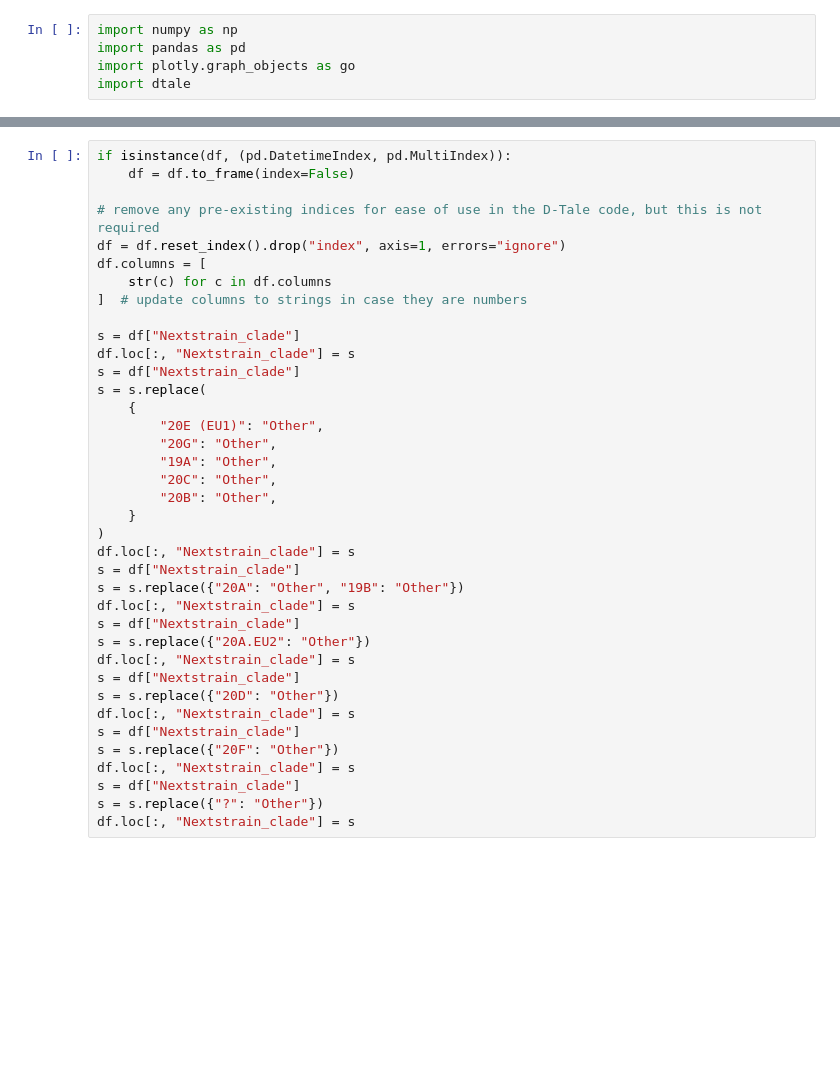
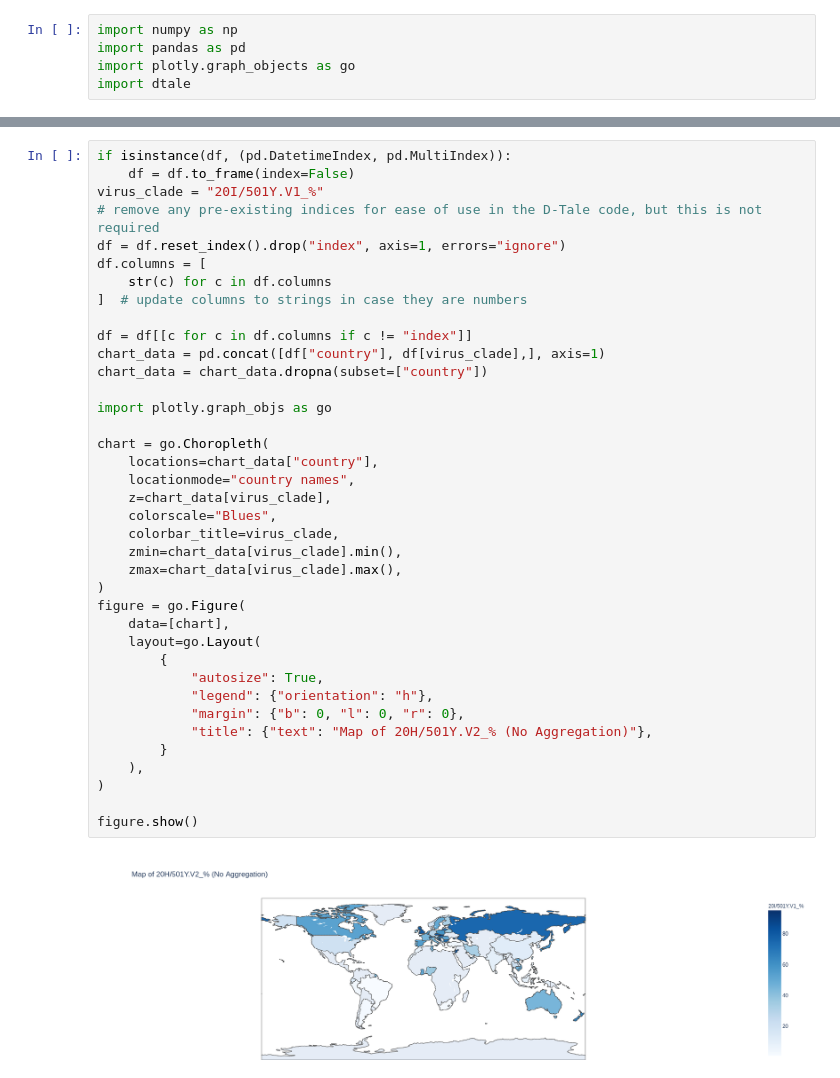
Before and after one commit to Exileus/DataVis2021, a Jupyter notebook: fsx_eda.ipynb, the cells around one changed output, grey strips where cells are left out. Cells and saved outputs as stored; diff of their text form; blank space fills up the shorter version.

```diff
--- a/fsx_eda.ipynb
+++ b/fsx_eda.ipynb
@@ -20,40 +103,42 @@ dtale.show(df)
 [interactive output not drawn]
-# %%
-if isinstance(df, (pd.DatetimeIndex, pd.MultiIndex)):
-    df = df.to_frame(index=False)
-
-# remove any pre-existing indices for ease of use in the D-Tale code, but this is not required
-df = df.reset_index().drop("index", axis=1, errors="ignore")
-df.columns = [
-    str(c) for c in df.columns
-]  # update columns to strings in case they are numbers
-
-s = df["Nextstrain_clade"]
-df.loc[:, "Nextstrain_clade"] = s
-s = df["Nextstrain_clade"]
-s = s.replace(
-    {
-        "20E (EU1)": "Other",
-        "20G": "Other",
-        "19A": "Other",
-        "20C": "Other",
-        "20B": "Other",
-    }
-)
-df.loc[:, "Nextstrain_clade"] = s
-s = df["Nextstrain_clade"]
-s = s.replace({"20A": "Other", "19B": "Other"})
-df.loc[:, "Nextstrain_clade"] = s
-s = df["Nextstrain_clade"]
-s = s.replace({"20A.EU2": "Other"})
-df.loc[:, "Nextstrain_clade"] = s
-s = df["Nextstrain_clade"]
-s = s.replace({"20D": "Other"})
-df.loc[:, "Nextstrain_clade"] = s
-s = df["Nextstrain_clade"]
-s = s.replace({"20F": "Other"})
-df.loc[:, "Nextstrain_clade"] = s
-s = df["Nextstrain_clade"]
-s = s.replace({"?": "Other"})
-df.loc[:, "Nextstrain_clade"] = s
+# %%
+if isinstance(df, (pd.DatetimeIndex, pd.MultiIndex)):
+    df = df.to_frame(index=False)
+virus_clade = "20I/501Y.V1_%"
+# remove any pre-existing indices for ease of use in the D-Tale code, but this is not required
+df = df.reset_index().drop("index", axis=1, errors="ignore")
+df.columns = [
+    str(c) for c in df.columns
+]  # update columns to strings in case they are numbers
+
+df = df[[c for c in df.columns if c != "index"]]
+chart_data = pd.concat([df["country"], df[virus_clade],], axis=1)
+chart_data = chart_data.dropna(subset=["country"])
+
+import plotly.graph_objs as go
+
+chart = go.Choropleth(
+    locations=chart_data["country"],
+    locationmode="country names",
+    z=chart_data[virus_clade],
+    colorscale="Blues",
+    colorbar_title=virus_clade,
+    zmin=chart_data[virus_clade].min(),
+    zmax=chart_data[virus_clade].max(),
+)
+figure = go.Figure(
+    data=[chart],
+    layout=go.Layout(
+        {
+            "autosize": True,
+            "legend": {"orientation": "h"},
+            "margin": {"b": 0, "l": 0, "r": 0},
+            "title": {"text": "Map of 20H/501Y.V2_% (No Aggregation)"},
+        }
+    ),
+)
+
+figure.show()
+# %% [output]
+[figure, added]
 # %%
```
Also changed, not shown: parts of 11 cells of this notebook, 2 other files.
